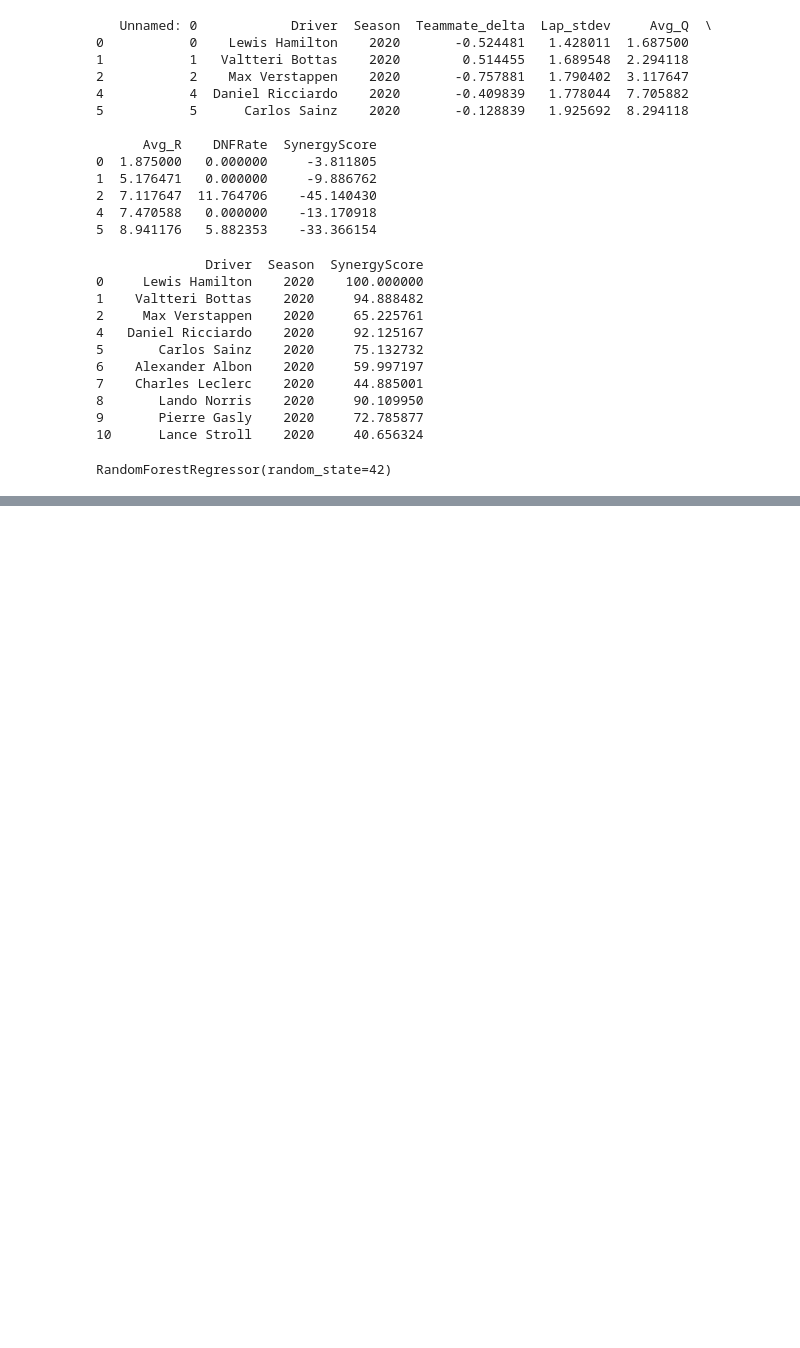
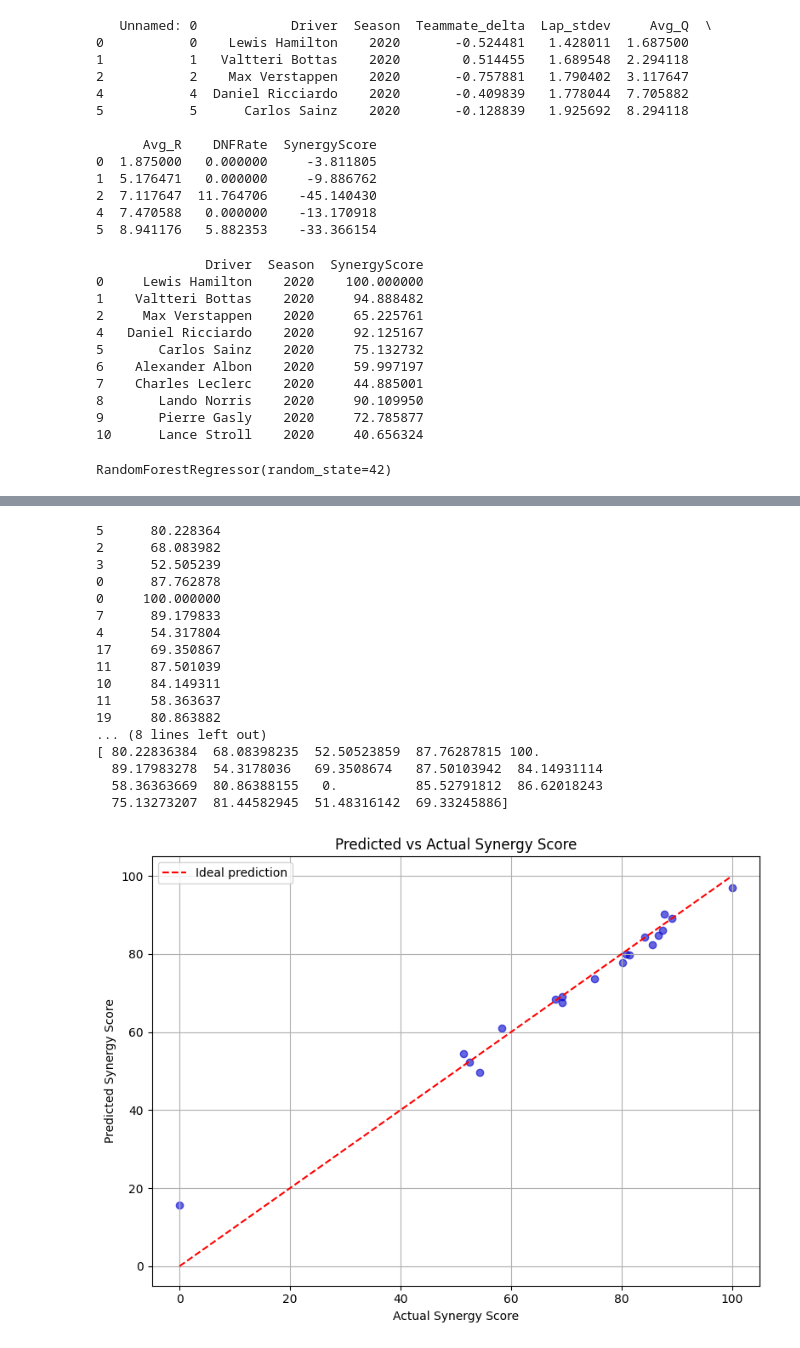
Before and after one commit to 911AstalusAdrian/dissertation, a Jupyter notebook: src/model/model_notebook.ipynb, the cells around one changed output, grey strips where cells are left out. Cells and saved outputs as stored; diff of their text form; code cells hidden in the pictures; blank space fills up the shorter version.

```diff
--- a/src/model/model_notebook.ipynb
+++ b/src/model/model_notebook.ipynb
@@ -82,0 +84,36 @@ print("R² Score:", r2)
+# %%
+import matplotlib.pyplot as plt
+
+y_test_values = y_test.values
+
+plt.figure(figsize=(8, 6))
+plt.scatter(y_test_values, predictions, color='mediumblue', alpha=0.6)
+plt.plot([y_test_values.min(), y_test_values.max()],
+         [y_test_values.min(), y_test_values.max()],
+         color='red', linestyle='--', label='Ideal prediction')
+plt.xlabel('Actual Synergy Score')
+plt.ylabel('Predicted Synergy Score')
+plt.title('Predicted vs Actual Synergy Score')
+plt.legend()
+plt.grid(True)
+plt.tight_layout()
+plt.show()
+# %% [output]
+5      80.228364
+2      68.083982
+3      52.505239
+0      87.762878
+0     100.000000
+7      89.179833
+4      54.317804
+17     69.350867
+11     87.501039
+10     84.149311
+11     58.363637
+19     80.863882
+... (8 lines left out)
+[ 80.22836384  68.08398235  52.50523859  87.76287815 100.
+  89.17983278  54.3178036   69.3508674   87.50103942  84.14931114
+  58.36363669  80.86388155   0.          85.52791812  86.62018243
+  75.13273207  81.44582945  51.48316142  69.33245886]
+[figure, added]
```
Also changed, not shown: parts of 2 cells of this notebook.
